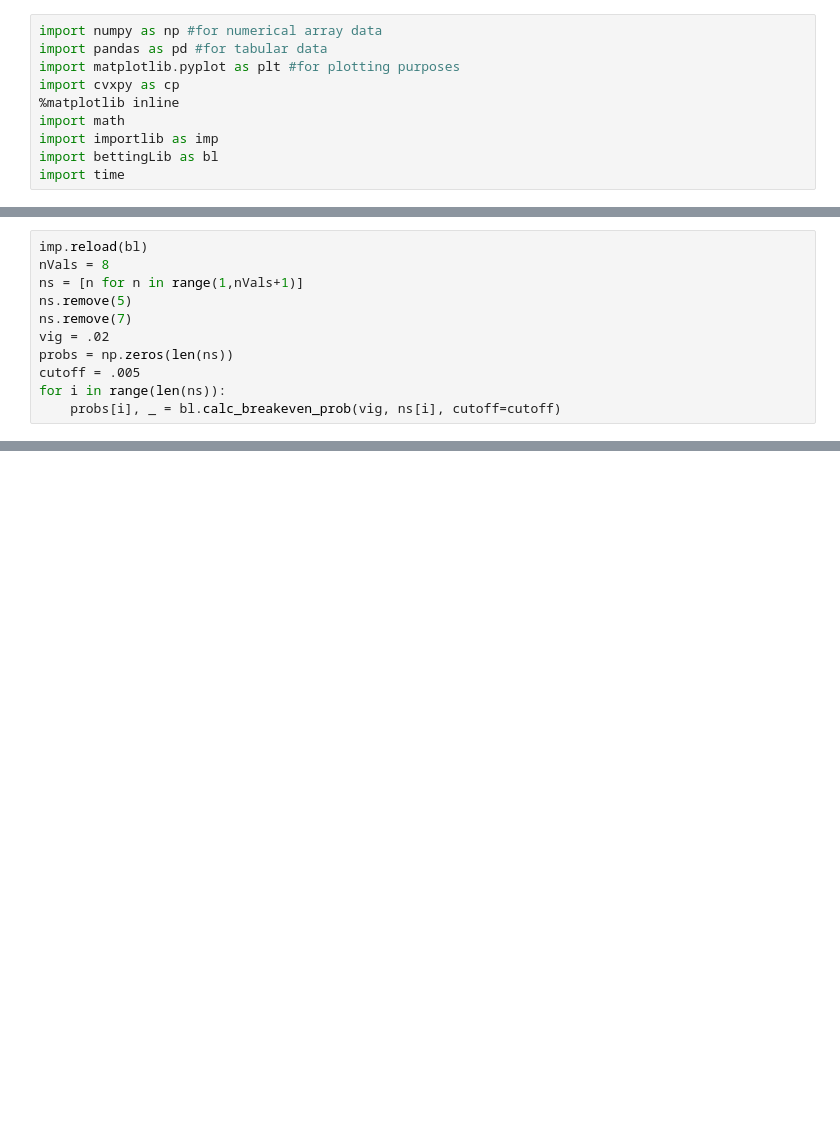
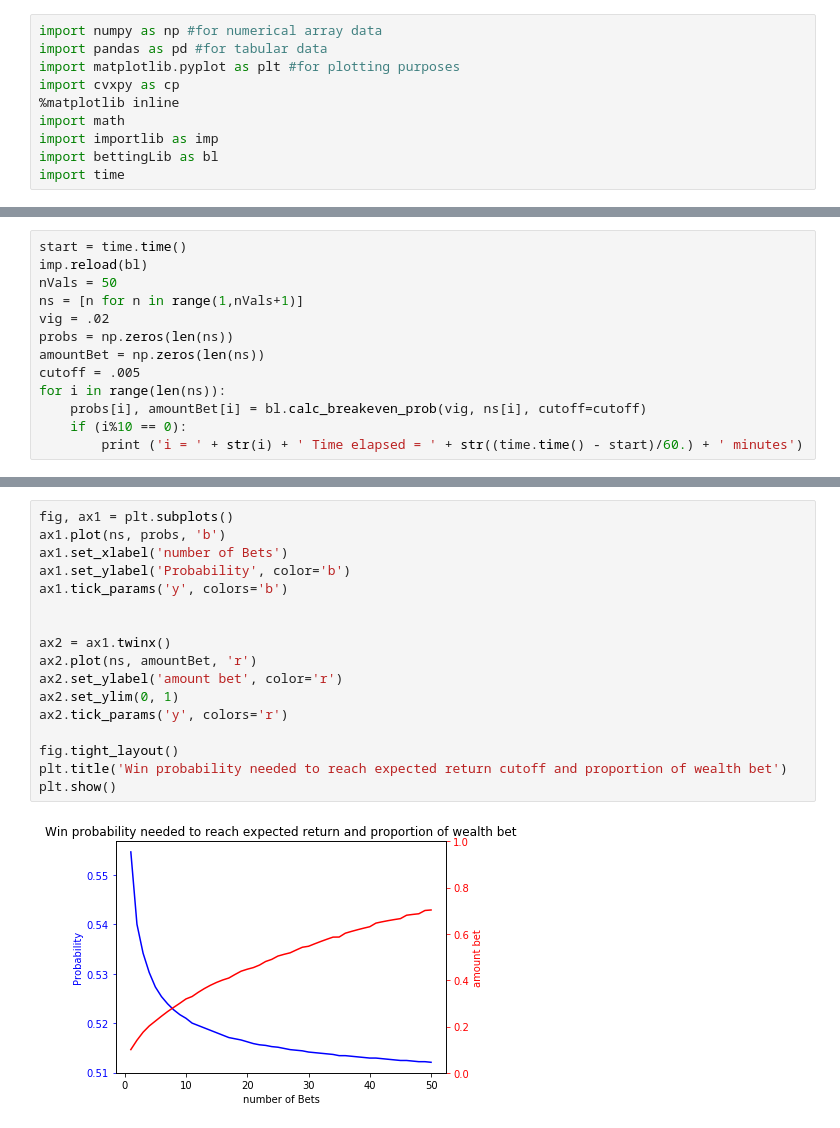
Before and after one commit to bubblesort251/GamblingAnalysis, a Jupyter notebook: BreakEvenAnalysis.ipynb, the cells around one changed output, grey strips where cells are left out. Cells and saved outputs as stored; diff of their text form; blank space fills up the shorter version.

Commit message:
First pass of break even analysis

```diff
--- a/BreakEvenAnalysis.ipynb
+++ b/BreakEvenAnalysis.ipynb
@@ -17,11 +17,13 @@ import time
 # %%
+start = time.time()
 imp.reload(bl)
-nVals = 8
+nVals = 50
 ns = [n for n in range(1,nVals+1)]
-ns.remove(5)
-ns.remove(7)
 vig = .02
 probs = np.zeros(len(ns))
+amountBet = np.zeros(len(ns))
 cutoff = .005
 for i in range(len(ns)):
-    probs[i], _ = bl.calc_breakeven_prob(vig, ns[i], cutoff=cutoff)
+    probs[i], amountBet[i] = bl.calc_breakeven_prob(vig, ns[i], cutoff=cutoff)
+    if (i%10 == 0):
+        print ('i = ' + str(i) + ' Time elapsed = ' + str((time.time() - start)/60.) + ' minutes')
@@ -69,0 +36,19 @@ It took 0.026878833770751953
+# %%
+fig, ax1 = plt.subplots()
+ax1.plot(ns, probs, 'b')
+ax1.set_xlabel('number of Bets')
+ax1.set_ylabel('Probability', color='b')
+ax1.tick_params('y', colors='b')
+
+
+ax2 = ax1.twinx()
+ax2.plot(ns, amountBet, 'r')
+ax2.set_ylabel('amount bet', color='r')
+ax2.set_ylim(0, 1)
+ax2.tick_params('y', colors='r')
+
+fig.tight_layout()
+plt.title('Win probability needed to reach expected return cutoff and proportion of wealth bet')
+plt.show()
+# %% [output]
+[figure, added]
```
Also changed, not shown: parts of 16 cells of this notebook, 1 other file.
